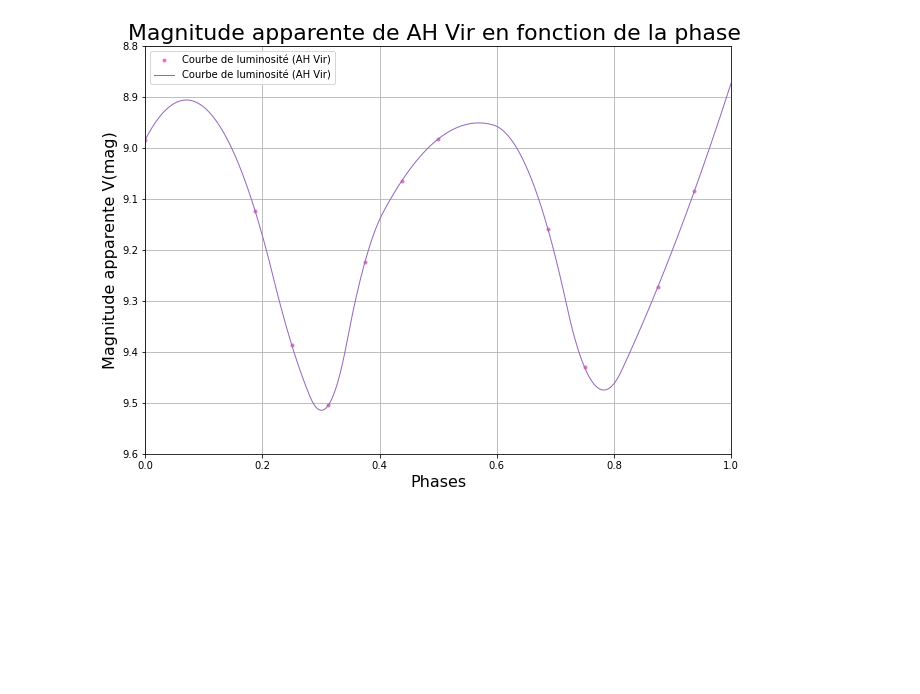
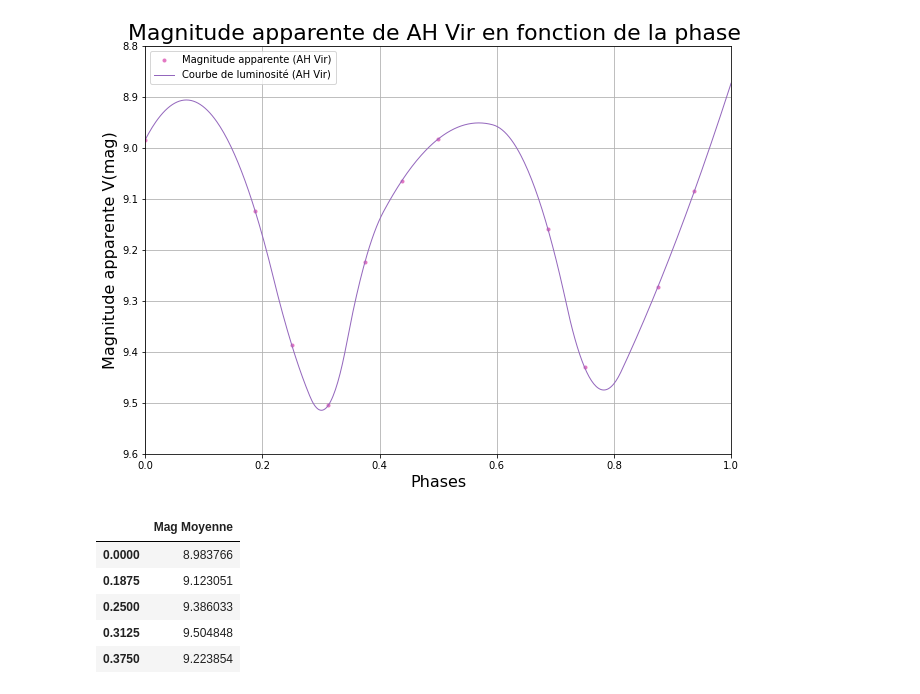
Before and after one commit to ilahmaid/Stage-Astro-2020, a Jupyter notebook: Stage_observations.ipynb, the cells around one changed output. Saved outputs shown, nothing was run; the diff lists cells and outputs as text; code cells hidden in the pictures; blank space fills up the shorter version.

```diff
--- a/Stage_observations.ipynb
+++ b/Stage_observations.ipynb
@@ -103,3 +105,13 @@ plt.ylim(9.6,8.8)
 plt.grid()
 # %% [output]
 [figure]
+# %%
+data=pd.DataFrame(Mag, index=phases, columns=['Mag Moyenne'])
+data.head()
+# %% [output]
+|  | Mag Moyenne |
+| 0.0000 | 8.983766 |
+| 0.1875 | 9.123051 |
+| 0.2500 | 9.386033 |
+| 0.3125 | 9.504848 |
+| 0.3750 | 9.223854 |
```
Also changed, not shown: parts of 4 cells of this notebook.
